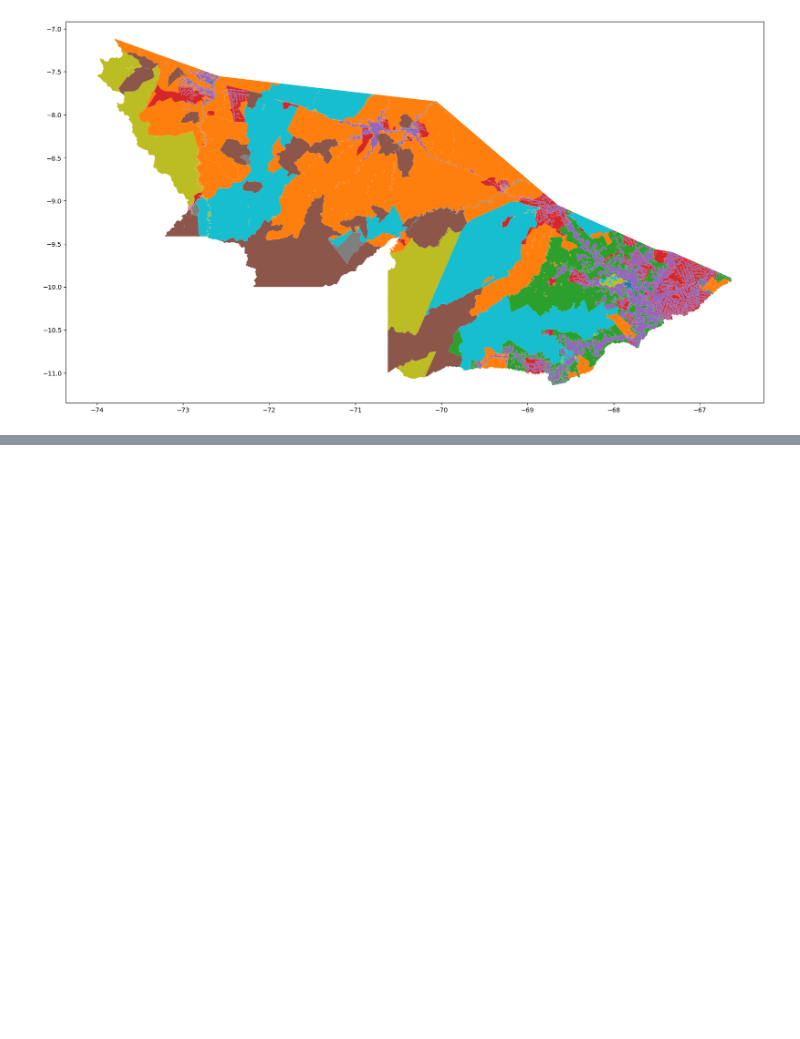
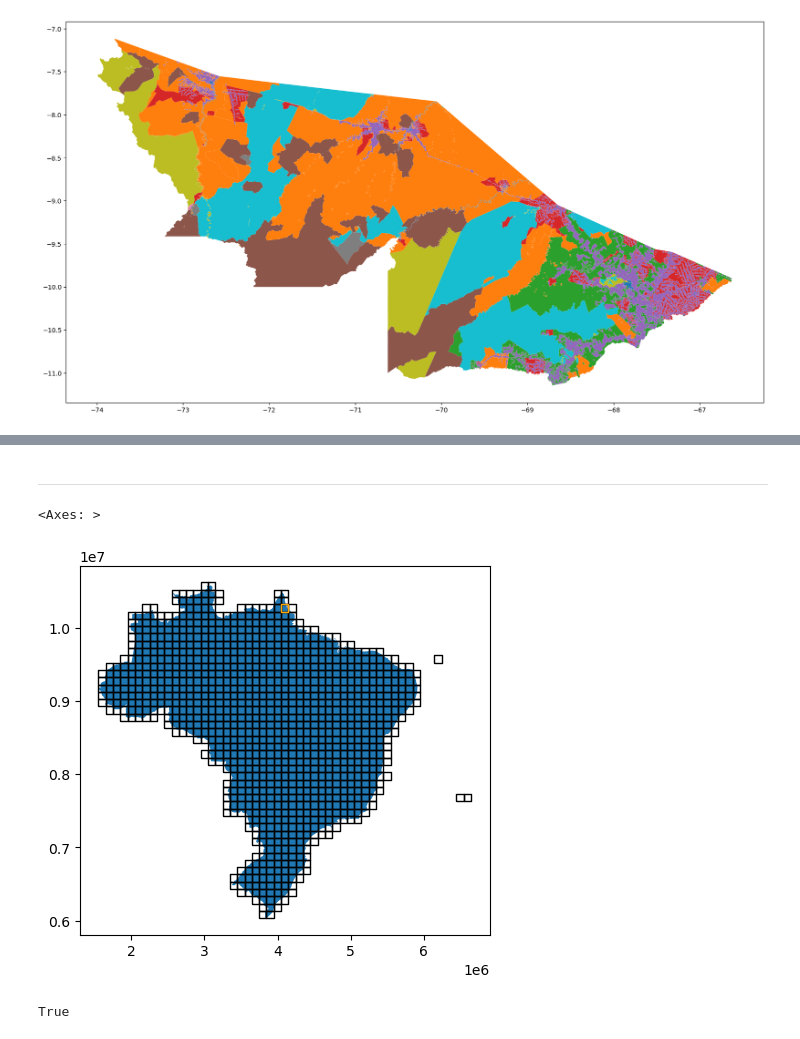
Before and after one commit to felixschulz385/Masterthesis, a Jupyter notebook: code/experiments/experiments.ipynb, the cells around one changed output, grey strips where cells are left out. Cells and saved outputs as stored; diff of their text form; code cells hidden in the pictures; blank space fills up the shorter version.

```diff
--- a/code/experiments/experiments.ipynb
+++ b/code/experiments/experiments.ipynb
@@ -301,0 +340,7 @@ land_cover.plot(column = "DESCRIèãO", ax = ax)
+# %% [markdown]
+---
+# %%
+import numpy as np
+import shapely
+import geopandas as gpd
+boundaries = gpd.read_file("/pfs/work7/workspace/scratch/tu_zxobe27-master_thesis/data/boundaries/gadm_410-BRA.geojson").to_crs("EPSG:5641")
@@ -301,0 +372,18 @@ land_cover.plot(column = "DESCRIèãO", ax = ax)
+# %%
+grid = gpd.read_file("/pfs/work7/workspace/scratch/tu_zxobe27-master_thesis/data/boundaries/grid.geojson", driver = "GeoJSON")
+# %%
+ax = boundaries.plot()
+grid.plot(color = "none", edgecolor='black', ax = ax)
+grid.iloc[[1000],:].plot(color = "none", edgecolor='orange', ax = ax)
+#boundaries[:0].plot(color = "none", edgecolor='red', ax = ax)
+# %% [output]
+<Axes: >
+[figure, added]
+# %%
+import ee
+#from geetools import batch
+
+# Trigger the authentication flow.
+ee.Authenticate()
+# %% [output]
+True
```
Also changed, not shown: parts of 35 cells of this notebook, 10 other files.
